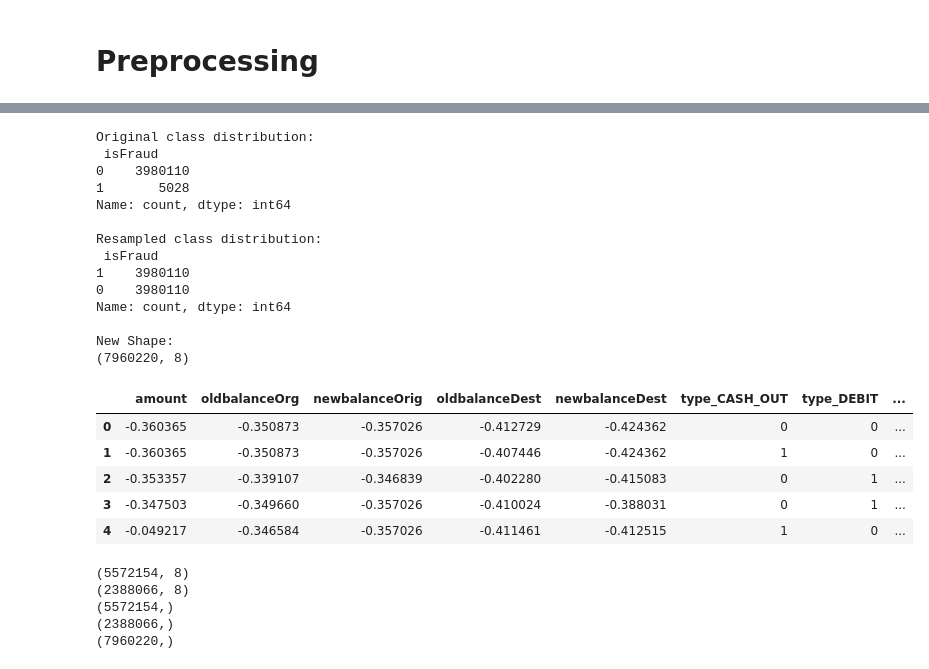
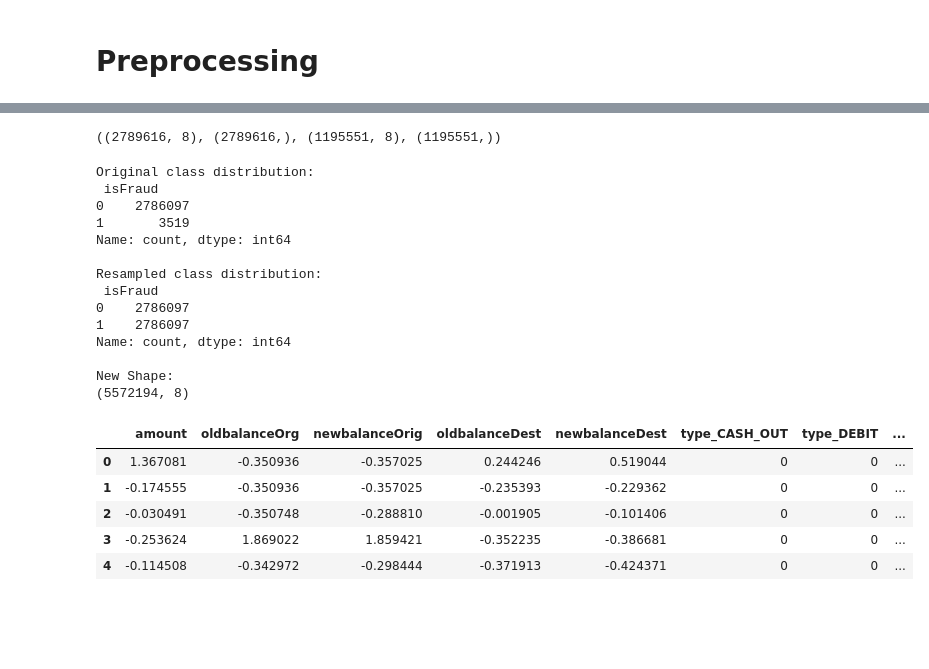
Before and after one commit to Betheloguguo/Anomaly-Detection-project, a Jupyter notebook: Fraud.ipynb, the cells around one changed output, grey strips where cells are left out. Cells and saved outputs as stored; diff of their text form; code cells hidden in the pictures; blank space fills up the shorter version.

```diff
--- a/Fraud.ipynb
+++ b/Fraud.ipynb
@@ -253,12 +251,3 @@ cleaned_df = not_m_customers.copy()
 # %%
 # Drop High Cardinality Feature
 cleaned_df.drop(columns=['step','nameOrig', 'nameDest', 'isFlaggedFraud'], inplace=True)
-# %%
-if cleaned_df.duplicated().sum() > 0:
-    print(f'Found {cleaned_df.duplicated().sum()} Duplcates')
-    print('Dropping Duplicates...')
-    cleaned_df.drop_duplicates(inplace=True)
-    print('Done')
-    print(f'New Shape:\n{cleaned_df.shape}')
-else:
-    print('No duplicates found')
@@ -378,32 +335,37 @@ X_transformed.head()
+# %%
+X_train, X_test, y_train, y_test = train_test_split(X_transformed, y, test_size=0.3, random_state=42)
+X_train.shape, y_train.shape, X_test.shape, y_test.shape
+# %% [output]
+((2789616, 8), (2789616,), (1195551, 8), (1195551,))
 # %%
-# Balancing the data with SMOTE before feature selection
+# Resample training Data
 
 smote = SMOTE(random_state=42)
-X_resampled, y_resampled = smote.fit_resample(X_transformed, y)
+X_train_resampled, y_train_resampled = smote.fit_resample(X_train, y_train)
 
-print("Original class distribution:\n", y.value_counts())
-print("\nResampled class distribution:\n", pd.Series(y_resampled).value_counts())
+print("Original class distribution:\n", y_train.value_counts())
+print("\nResampled class distribution:\n", pd.Series(y_train_resampled).value_counts())
 
-print(f'\nNew Shape: \n{X_resampled.shape}')
-X_resampled.head()
+print(f'\nNew Shape: \n{X_train_resampled.shape}')
+X_train_resampled.head()
 # %% [output]
 Original class distribution:
  isFraud
-0    3980110
-1       5028
+0    2786097
+1       3519
 Name: count, dtype: int64
 
 Resampled class distribution:
  isFraud
-1    3980110
-0    3980110
+0    2786097
+1    2786097
 Name: count, dtype: int64
 
 New Shape:
-(7960220, 8)
+(5572194, 8)
 |  | amount | oldbalanceOrg | newbalanceOrig | oldbalanceDest | newbalanceDest | type_CASH_OUT | type_DEBIT | ... |
-| 0 | -0.360365 | -0.350873 | -0.357026 | -0.412729 | -0.424362 | 0 | 0 | ... |
-| 1 | -0.360365 | -0.350873 | -0.357026 | -0.407446 | -0.424362 | 1 | 0 | ... |
-| 2 | -0.353357 | -0.339107 | -0.346839 | -0.402280 | -0.415083 | 0 | 1 | ... |
-| 3 | -0.347503 | -0.349660 | -0.357026 | -0.410024 | -0.388031 | 0 | 1 | ... |
-| 4 | -0.049217 | -0.346584 | -0.357026 | -0.411461 | -0.412515 | 1 | 0 | ... |
+| 0 | 1.367081 | -0.350936 | -0.357025 | 0.244246 | 0.519044 | 0 | 0 | ... |
+| 1 | -0.174555 | -0.350936 | -0.357025 | -0.235393 | -0.229362 | 0 | 0 | ... |
+| 2 | -0.030491 | -0.350748 | -0.288810 | -0.001905 | -0.101406 | 0 | 0 | ... |
+| 3 | -0.253624 | 1.869022 | 1.859421 | -0.352235 | -0.386681 | 0 | 0 | ... |
+| 4 | -0.114508 | -0.342972 | -0.298444 | -0.371913 | -0.424371 | 0 | 0 | ... |
@@ -413,12 +371,0 @@ X_train, X_test, y_train, y_test = train_test_split(X_resampled, y_resampled, te
-# %%
-print(X_train.shape)
-print(X_test.shape)
-print(y_train.shape)
-print(y_test.shape)
-print(y_resampled.shape)
-# %% [output]
-(5572154, 8)
-(2388066, 8)
-(5572154,)
-(2388066,)
-(7960220,)
```
Also changed, not shown: parts of 23 cells of this notebook.
